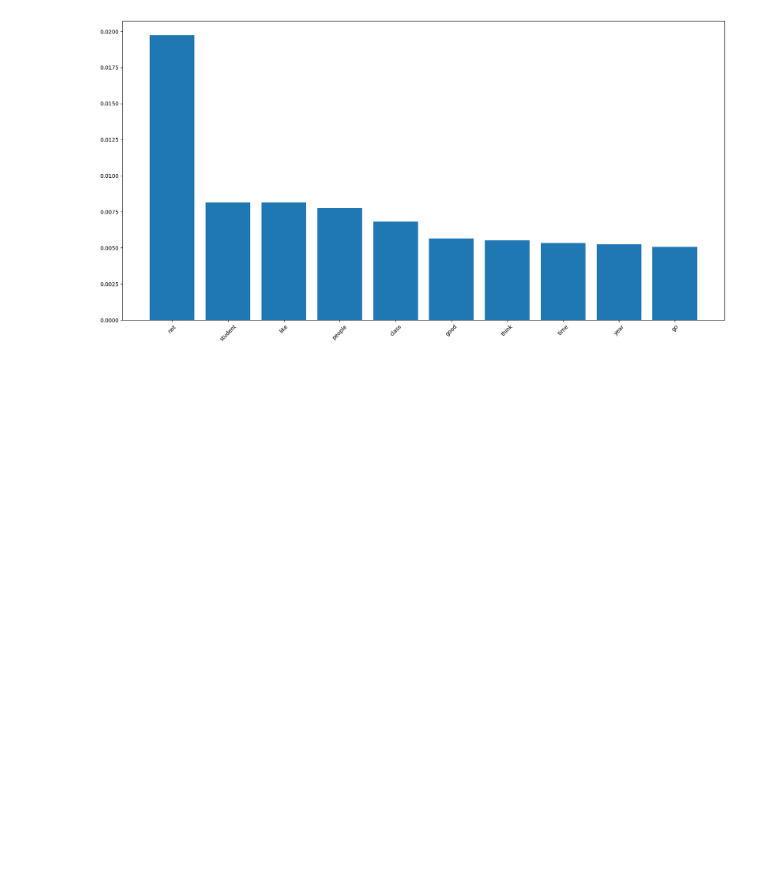
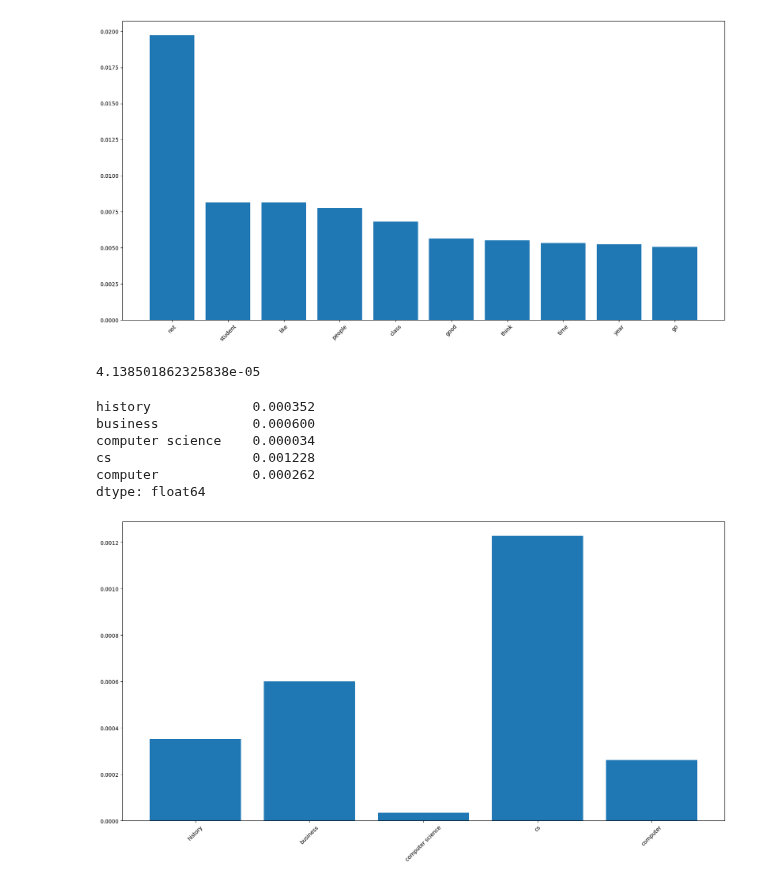
Before and after one commit to MattV15/project1-counting-words, a Jupyter notebook: Project 1 MVD.ipynb, the cells around one changed output. Cells and saved outputs as stored; diff of their text form; code cells hidden in the pictures; blank space fills up the shorter version.

```diff
--- a/Project 1 MVD.ipynb
+++ b/Project 1 MVD.ipynb
@@ -211,3 +211,26 @@ plt.xticks(rotation=45)
 plt.show()
 # %% [output]
 [figure]
+# %%
+#pandas allows us to access specific words in the series using the index
+word_counts["student loan"]
+# %% [output]
+4.138501862325838e-05
+# %%
+#we can also use a list of words to compare and plot specific words
+plot_list=word_counts[["history", "business", "computer science", "cs", "computer"]]
+plot_list
+# %% [output]
+history             0.000352
+business            0.000600
+computer science    0.000034
+cs                  0.001228
+computer            0.000262
+dtype: float64
+# %%
+plt.figure(figsize=(20,10))
+plt.bar(plot_list.index, plot_list.values)
+plt.xticks(rotation=45)
+plt.show()
+# %% [output]
+[figure, added]
```
